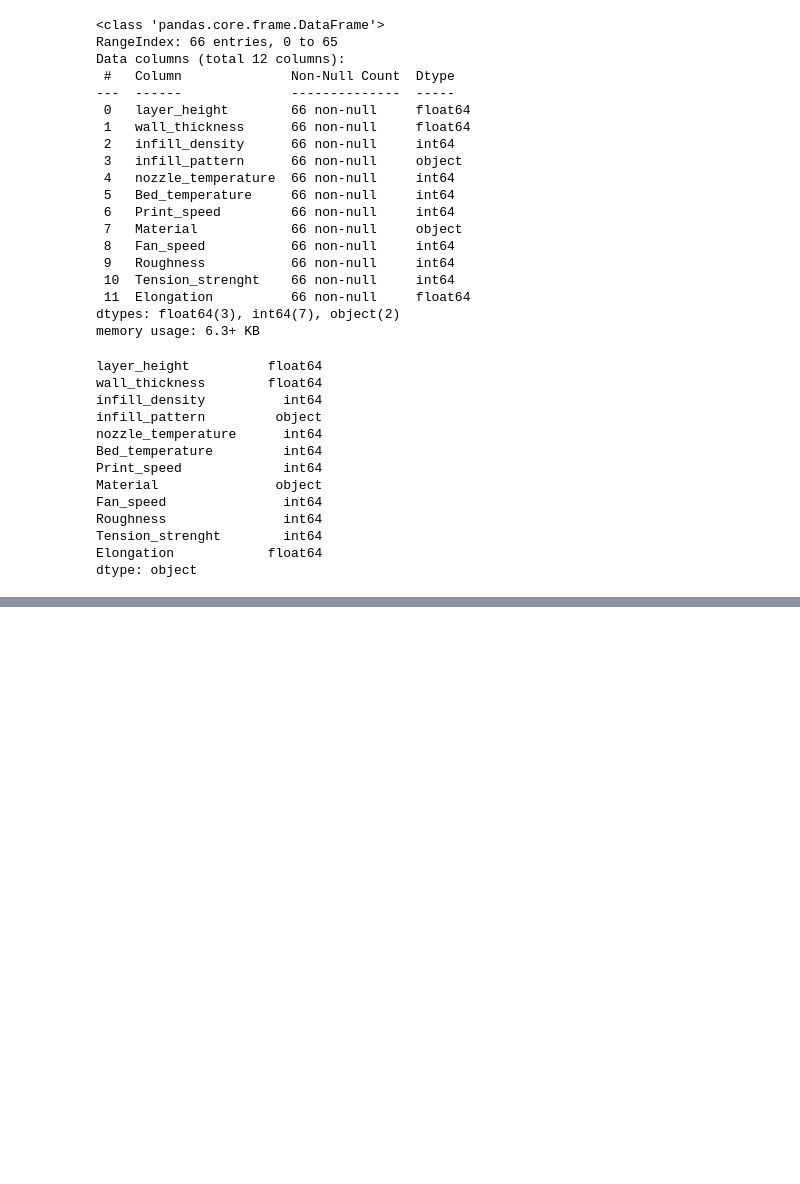
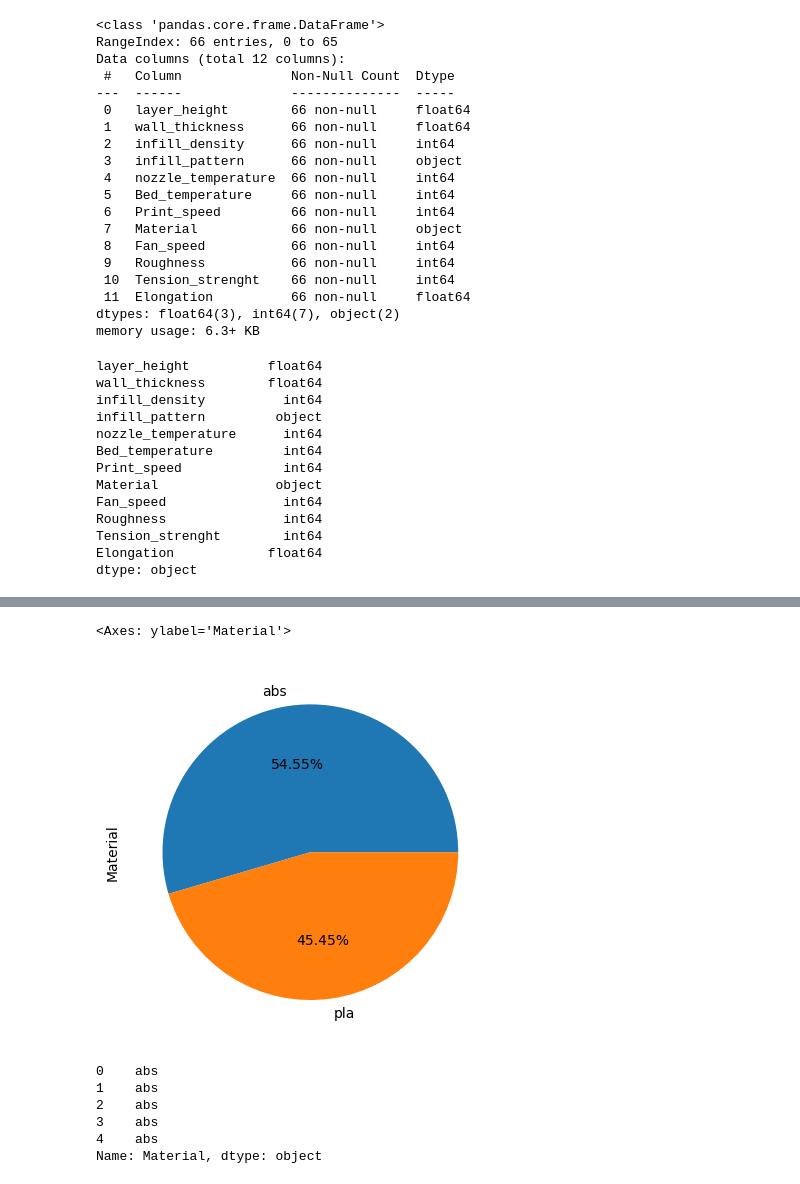
Before and after one commit to ShubhamGupta2505/MachineLearningPractice, a Jupyter notebook: 3d-printer-material-prediction.ipynb, the cells around one changed output, grey strips where cells are left out. Saved outputs shown, nothing was run; the diff lists cells and outputs as text; code cells hidden in the pictures; blank space fills up the shorter version.

```diff
--- a/3d-printer-material-prediction.ipynb
+++ b/3d-printer-material-prediction.ipynb
@@ -84,0 +158,15 @@ dtype: object
+# %%
+df['Material'].value_counts().plot.pie(autopct='%1.2f%%')
+# %% [output]
+<Axes: ylabel='Material'>
+[figure, added]
+# %%
+Y = df.iloc[:,7]
+Y.head()
+# %% [output]
+0    abs
+1    abs
+2    abs
+3    abs
+4    abs
+Name: Material, dtype: object
```
Also changed, not shown: parts of 36 cells of this notebook.
